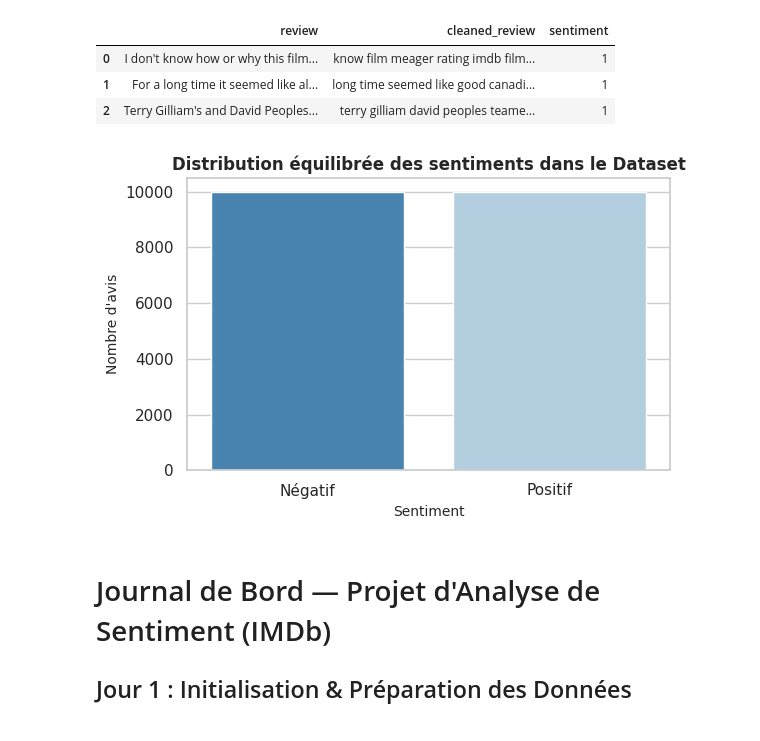
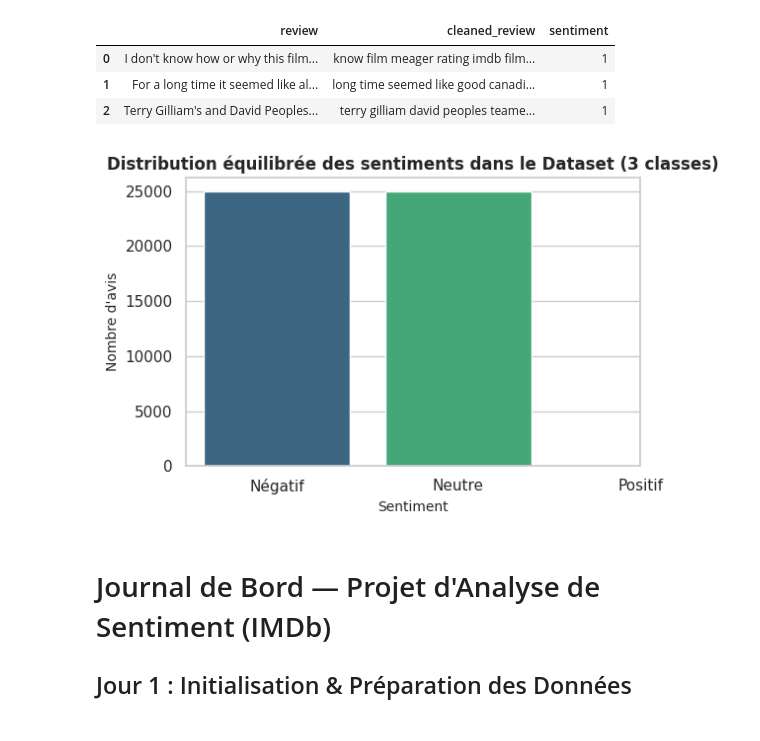
Before and after one commit to pmlade23-droid/Analyse-Sentiment-IMDb., a Jupyter notebook: projet.ipynb, the cells around one changed output. Saved outputs shown, nothing was run; the diff lists cells and outputs as text; code cells hidden in the pictures.

```diff
--- a/projet.ipynb
+++ b/projet.ipynb
@@ -231,32 +311,32 @@ display(preview_df)
 # %%
 import matplotlib.pyplot as plt
 import seaborn as sns
 import warnings
 
-# On masque les avertissements de dépréciation pour garder la console propre
+# Mask deprecation warnings to keep the console clean
 warnings.filterwarnings('ignore')
 
-# Configuration du style graphique
+# Configure graphic style
 sns.set_theme(style="whitegrid")
 plt.figure(figsize=(6, 4))
 
-# Création du diagramme en barres mis à jour (correction du paramètre hue)
-ax = sns.countplot(x='sentiment', hue='sentiment', data=df, palette='Blues_r', legend=False)
+# Create the updated bar chart
+ax = sns.countplot(x='sentiment', hue='sentiment', data=df, palette='viridis', legend=False) # Changed palette for 3 classes
 
-# Personnalisation
-plt.title("Distribution équilibrée des sentiments dans le Dataset", fontsize=12, fontweight='bold')
+# Customization
+plt.title("Distribution équilibrée des sentiments dans le Dataset (3 classes)", fontsize=12, fontweight='bold') # Updated title
 plt.xlabel("Sentiment", fontsize=10)
 plt.ylabel("Nombre d'avis", fontsize=10)
 
-# Mise à jour propre des étiquettes d'axes (évite le UserWarning)
-ax.set_xticks([0, 1])
-ax.set_xticklabels(['Négatif', 'Positif'])
+# Update axis labels for 3 classes
+ax.set_xticks([0, 1, 2]) # Now 3 classes
+ax.set_xticklabels(['Négatif', 'Neutre', 'Positif']) # Updated labels
 
-# Affichage du graphique
+# Display the plot
 plt.tight_layout()
 plt.show()
 # %% [output]
-[figure, old version]
+[figure, new version]
 # %% [markdown]
 #  Journal de Bord — Projet d'Analyse de Sentiment (IMDb)
 
```
Also changed, not shown: parts of 5 cells of this notebook.
